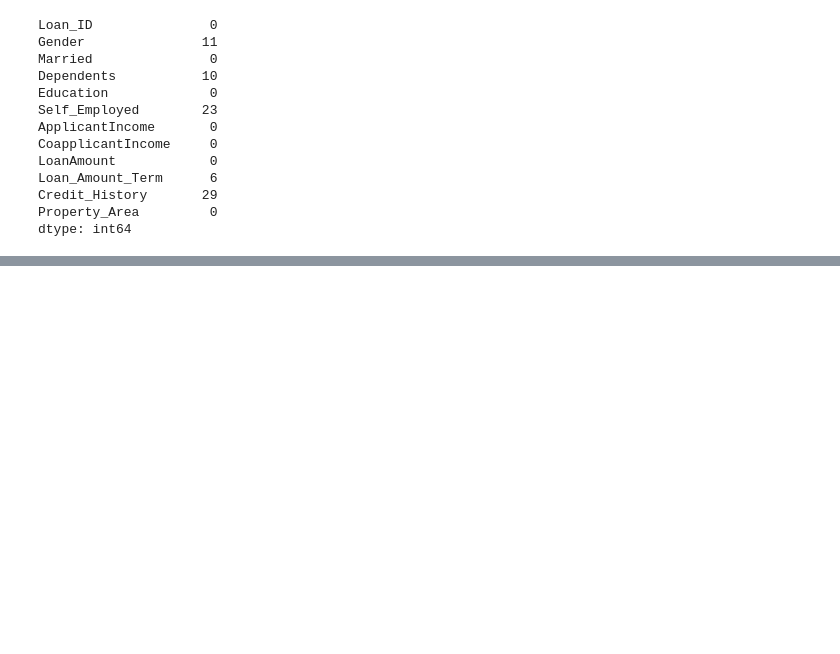
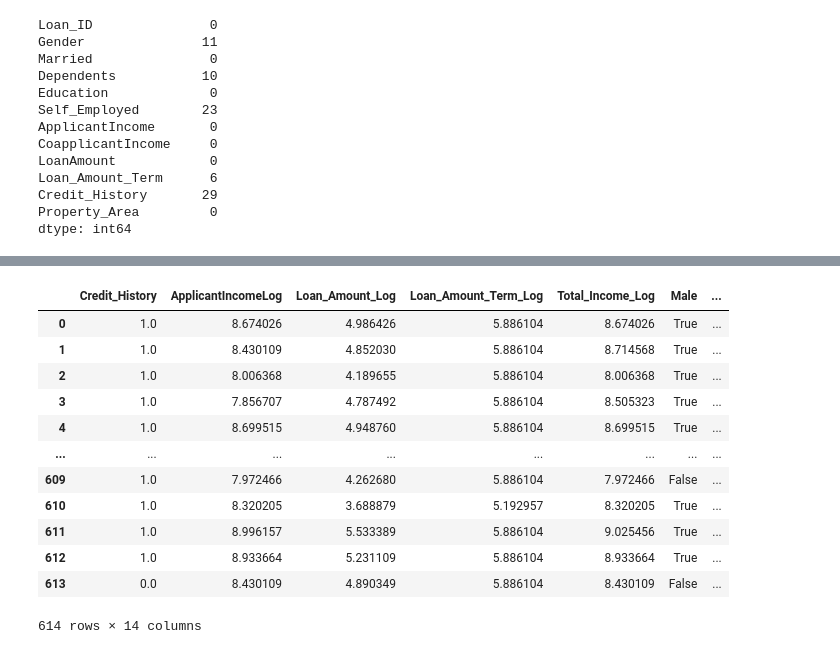
Before and after one commit to chetan-varma-1/AI-Powered-Loan-Eligibility-Advisor, a Jupyter notebook: Loan Prediction.ipynb, the cells around one changed output, grey strips where cells are left out. Cells and saved outputs as stored; diff of their text form; code cells hidden in the pictures; blank space fills up the shorter version.

```diff
--- a/Loan Prediction.ipynb
+++ b/Loan Prediction.ipynb
@@ -573,0 +744,17 @@ dtype: int64
+# %%
+x=df.drop(columns=['Loan_Status'],axis=1)
+x
+# %% [output]
+|  | Credit_History | ApplicantIncomeLog | Loan_Amount_Log | Loan_Amount_Term_Log | Total_Income_Log | Male | ... |
+| 0 | 1.0 | 8.674026 | 4.986426 | 5.886104 | 8.674026 | True | ... |
+| 1 | 1.0 | 8.430109 | 4.852030 | 5.886104 | 8.714568 | True | ... |
+| 2 | 1.0 | 8.006368 | 4.189655 | 5.886104 | 8.006368 | True | ... |
+| 3 | 1.0 | 7.856707 | 4.787492 | 5.886104 | 8.505323 | True | ... |
+| 4 | 1.0 | 8.699515 | 4.948760 | 5.886104 | 8.699515 | True | ... |
+| ... | ... | ... | ... | ... | ... | ... | ... |
+| 609 | 1.0 | 7.972466 | 4.262680 | 5.886104 | 7.972466 | False | ... |
+| 610 | 1.0 | 8.320205 | 3.688879 | 5.192957 | 8.320205 | True | ... |
+| 611 | 1.0 | 8.996157 | 5.533389 | 5.886104 | 9.025456 | True | ... |
+| 612 | 1.0 | 8.933664 | 5.231109 | 5.886104 | 8.933664 | True | ... |
+| 613 | 0.0 | 8.430109 | 4.890349 | 5.886104 | 8.430109 | False | ... |
+614 rows × 14 columns
```
Also changed, not shown: parts of 20 cells of this notebook.
